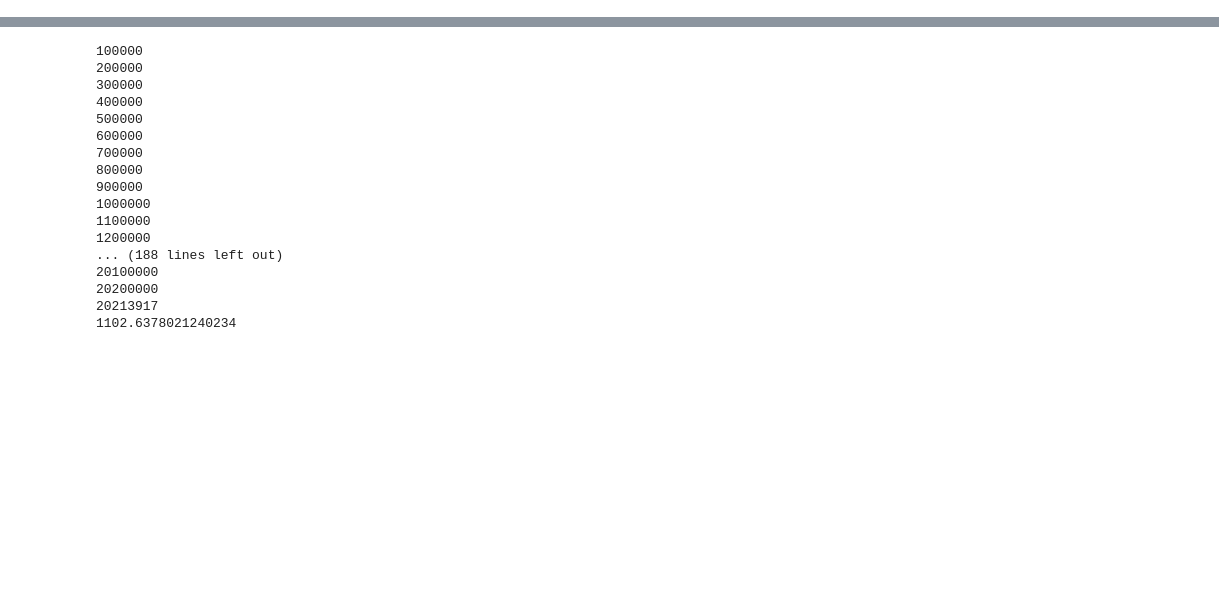
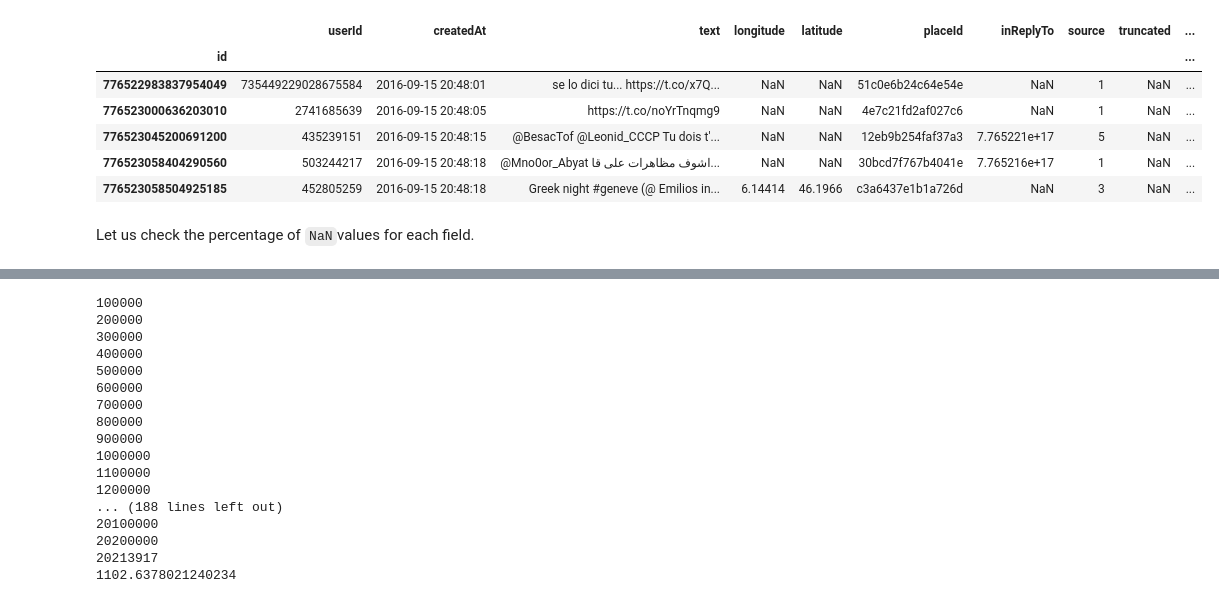
Before and after one commit to brunowicht/ada_project, a Jupyter notebook: project/cleaning.ipynb, the cells around one changed output, grey strips where cells are left out. Drawn from its saved outputs; the diff is of its cells as text; code cells hidden in the pictures; blank space fills up the shorter version.

```diff
--- a/project/cleaning.ipynb
+++ b/project/cleaning.ipynb
@@ -6,0 +49,14 @@ import json
+# %%
+sample_df = pd.read_csv('twitter-swisscom/sample.tsv', encoding='utf-8', sep='\t', escapechar='\\',
+                        index_col='id', names=schema['Field name'], quoting=csv.QUOTE_NONE, na_values='N')
+sample_df.head()
+# %% [output]
+|  | userId | createdAt | text | longitude | latitude | placeId | inReplyTo | source | truncated | ... |
+| id |  |  |  |  |  |  |  |  |  | ... |
+| 776522983837954049 | 735449229028675584 | 2016-09-15 20:48:01 | se lo dici tu... https://t.co/x7Q... | NaN | NaN | 51c0e6b24c64e54e | NaN | 1 | NaN | ... |
+| 776523000636203010 | 2741685639 | 2016-09-15 20:48:05 | https://t.co/noYrTnqmg9 | NaN | NaN | 4e7c21fd2af027c6 | NaN | 1 | NaN | ... |
+| 776523045200691200 | 435239151 | 2016-09-15 20:48:15 | @BesacTof @Leonid_CCCP Tu dois t'... | NaN | NaN | 12eb9b254faf37a3 | 7.765221e+17 | 5 | NaN | ... |
+| 776523058404290560 | 503244217 | 2016-09-15 20:48:18 | @Mno0or_Abyat اشوف مظاهرات على قا... | NaN | NaN | 30bcd7f767b4041e | 7.765216e+17 | 1 | NaN | ... |
+| 776523058504925185 | 452805259 | 2016-09-15 20:48:18 | Greek night #geneve (@ Emilios in... | 6.14414 | 46.1966 | c3a6437e1b1a726d | NaN | 3 | NaN | ... |
+# %% [markdown]
+Let us check the percentage of `NaN`values for each field.
```
Also changed, not shown: parts of 8 cells of this notebook, 2 other files.
